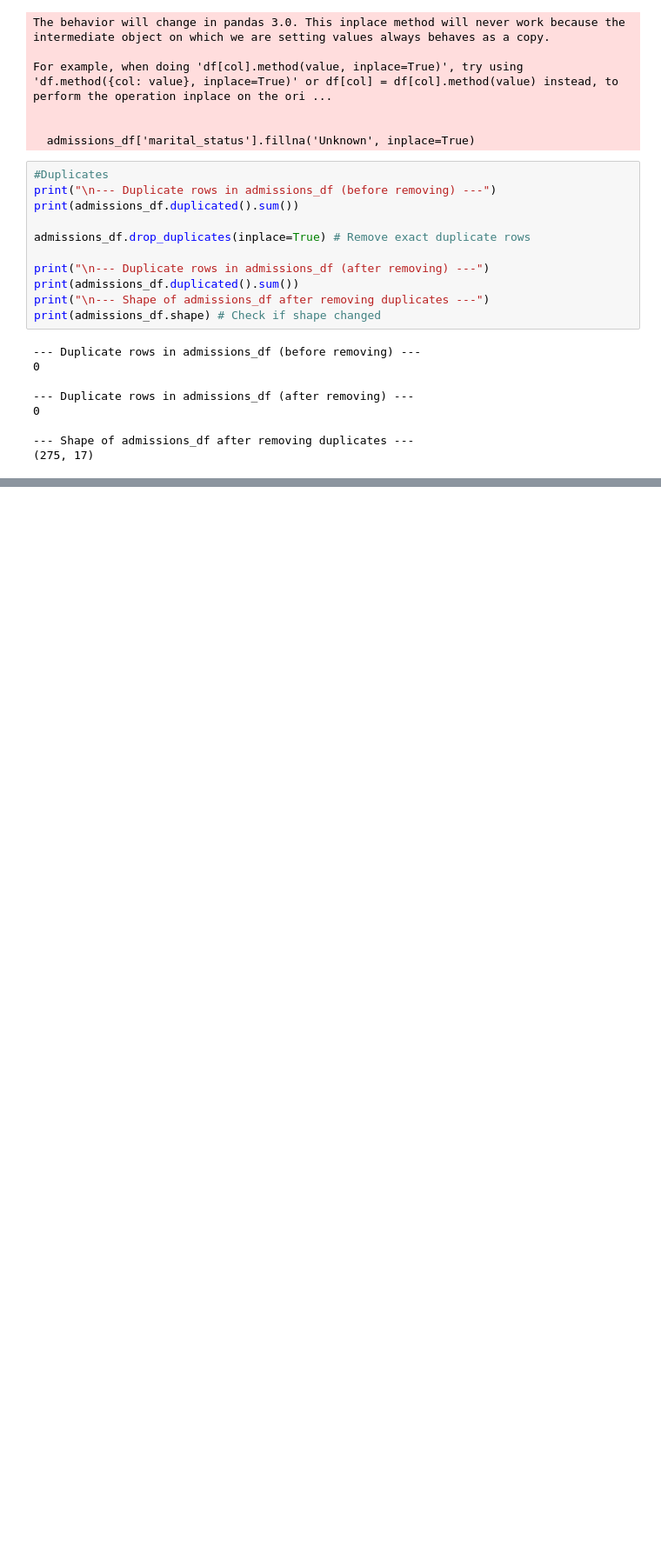
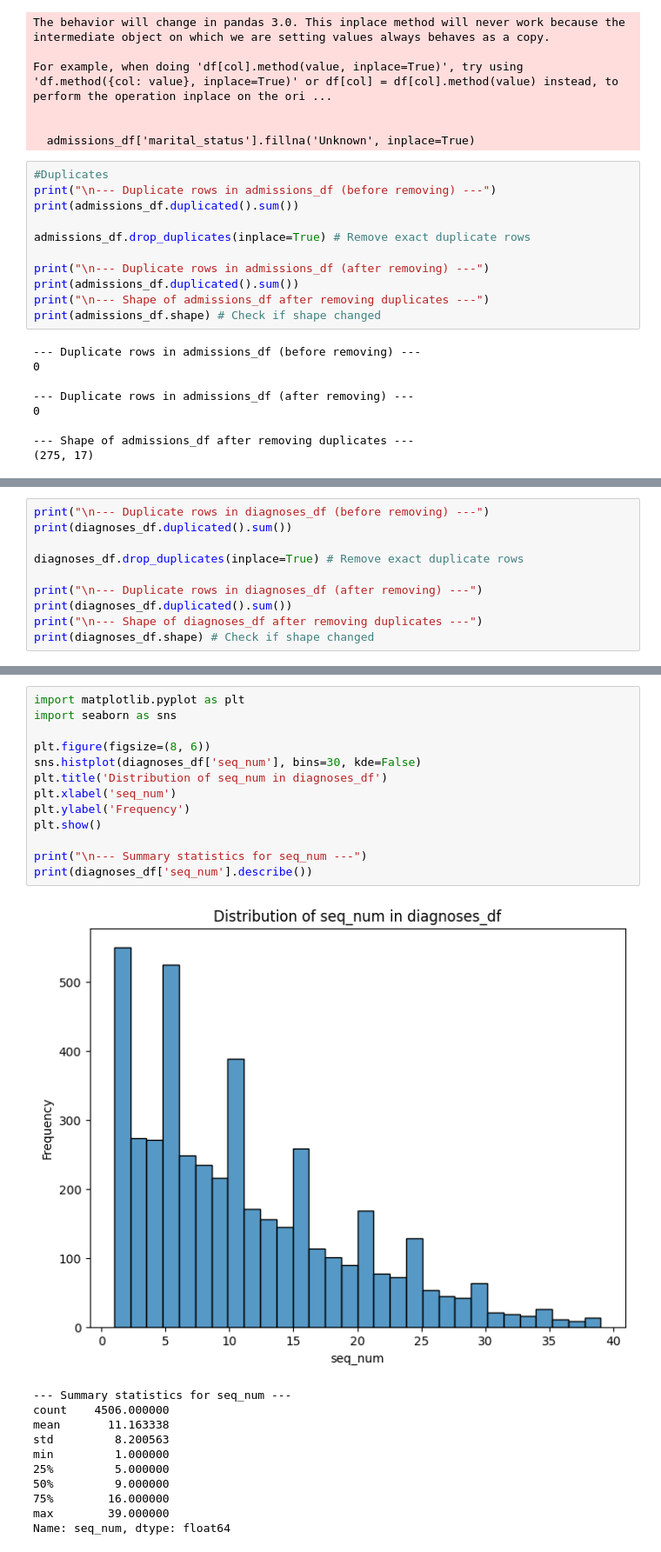
Before and after one commit to Sathvik-Chowdary-Veerapaneni/AI-health-report-generator, a Jupyter notebook: EDA_and_DataModfication.ipynb, the cells around one changed output, grey strips where cells are left out. Shown at 87% size. Saved outputs shown, nothing was run; the diff lists cells and outputs as text; blank space fills up the shorter version.

```diff
--- a/EDA_and_DataModfication.ipynb
+++ b/EDA_and_DataModfication.ipynb
@@ -356,0 +381,10 @@ print(admissions_df.shape) # Check if shape changed
+# %%
+print("\n--- Duplicate rows in diagnoses_df (before removing) ---")
+print(diagnoses_df.duplicated().sum())
+
+diagnoses_df.drop_duplicates(inplace=True) # Remove exact duplicate rows
+
+print("\n--- Duplicate rows in diagnoses_df (after removing) ---")
+print(diagnoses_df.duplicated().sum())
+print("\n--- Shape of diagnoses_df after removing duplicates ---")
+print(diagnoses_df.shape) # Check if shape changed
@@ -356,0 +403,25 @@ print(admissions_df.shape) # Check if shape changed
+# %%
+import matplotlib.pyplot as plt
+import seaborn as sns
+
+plt.figure(figsize=(8, 6))
+sns.histplot(diagnoses_df['seq_num'], bins=30, kde=False)
+plt.title('Distribution of seq_num in diagnoses_df')
+plt.xlabel('seq_num')
+plt.ylabel('Frequency')
+plt.show()
+
+print("\n--- Summary statistics for seq_num ---")
+print(diagnoses_df['seq_num'].describe())
+# %% [output]
+[figure, added]
+--- Summary statistics for seq_num ---
+count    4506.000000
+mean       11.163338
+std         8.200563
+min         1.000000
+25%         5.000000
+50%         9.000000
+75%        16.000000
+max        39.000000
+Name: seq_num, dtype: float64
```
Also changed, not shown: parts of 4 cells of this notebook.
